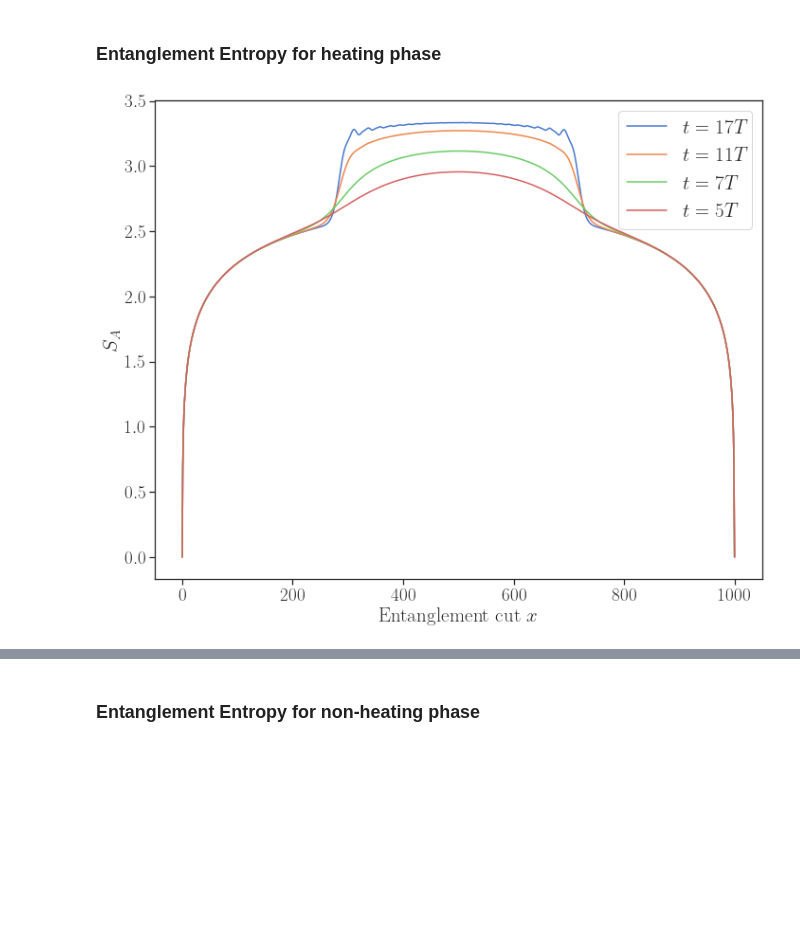
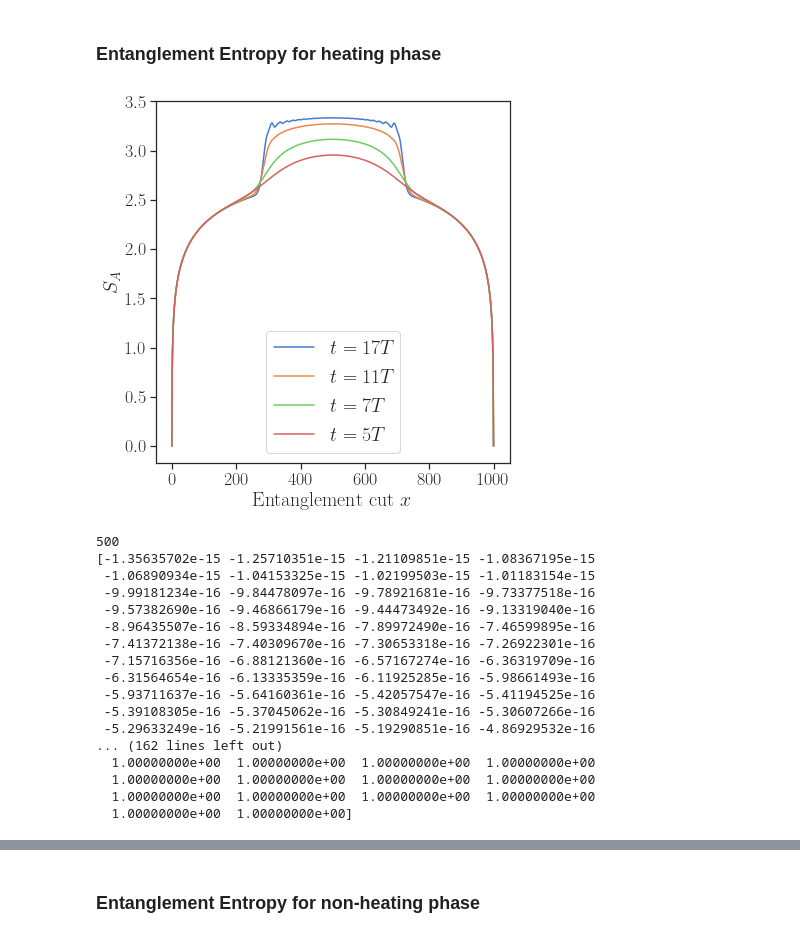
Before and after one commit to fabianjaeger1/Floquet-dynamics-of-critical-systems, a Jupyter notebook: Floquet.ipynb, the cells around one changed output, grey strips where cells are left out. Saved outputs shown, nothing was run; the diff lists cells and outputs as text; code cells hidden in the pictures; blank space fills up the shorter version.

```diff
--- a/Floquet.ipynb
+++ b/Floquet.ipynb
@@ -695,33 +792,104 @@ def entropy_density(state):
 # %% [markdown]
 ### Entanglement Entropy for heating phase
 # %%
+L = 1000
+
 # entropy(state,0, 1000)
-sns.set(style = st,palette = sns.color_palette("muted"), rc={'figure.figsize': (10,8)})
+sns.set(style = st,palette = sns.color_palette("muted"), rc={'figure.figsize': (6,6)})
 plt.rcParams.update({
     "text.usetex": True,
     "font.family": "serif",
     "font.sans-serif": ["Computer Modern Roman"]})
-fontSize = 21
-ticksize = 19
+fontSize = 20
+ticksize = 18
+
+
+state1 = obtainedstate(1000,17,0.95, 0.05, True)
+state2 = obtainedstate(1000,11,0.95, 0.05, True)
+state3 = obtainedstate(1000,7,0.95, 0.05, True)
+state4 = obtainedstate(1000,5, 0.95, 0.05, True)
+
 x1 = entropy_density(state1)
 x2 = entropy_density(state2)
 x3 = entropy_density(state3)
 x4 = entropy_density(state4)
 text = plt.gca().yaxis.get_offset_text()
 text.set_size(18)
 
 plt.xlabel(r'Entanglement cut $x$', fontsize = fontSize)
 plt.ylabel(r'$S_A$',fontsize = fontSize)
 # plt.xticks(fontsize=ticksize)
 # plt.yticks(fontsize=ticksize)
 plt.tight_layout()
 plt.ticklabel_format(axis='y', scilimits=[0,0])
 plt.tick_params(axis='both', which='major', labelsize=ticksize)
 plt.plot(x1, label=r'$t =17T$')
 plt.plot(x2, label=r'$t =11T$')
 plt.plot(x3, label=r'$t =7T$')
 plt.plot(x4, label=r'$t = 5T$')
 plt.legend(fontsize = fontSize)
 plt.savefig('Entanglement_Entropy.pdf',bbox_inches='tight')
 # %% [output]
-[figure, old version]
+[figure, new version]
+# %%
+def entropy(state, a, b, eps=1e-8):
+    if a == b:
+        return 0
+    w, v = np.linalg.eigh(state[a:b, a:b])
+    sum = 0
+    for i in range(b - a):
+        if w[i] > eps and w[i] < (1 - eps):
+            sum = sum - (w[i] * np.log(w[i]) + (1 - w[i]) * np.log(1 - w[i]))
+    return sum
+
+
+def entropyeigenvalues(state, a, b, eps=1e-8):
+    if a == b:
+        return 0
+    w, v = np.linalg.eigh(state[a:b, a:b])
+    print(np.size(w))
+    print(w[:350])
+# def mutual_information(state, a_1, a_2, b_1, b_2):
+#     return entropy(state, a_1, a_2) + entropy(state, b_1, b_2) - entropy(state, a_2 - a_1, b_2 - b_1)
+
+
+# def mutual_information_density(state, L, eps=1e-8):
+#     total_entrop = entropy(state, list(range(0, L)))
+#     e_d = [
+#         entropy(state, list(range(0, x)))
+#         + entropy(state, list(range(x, L)))
+#         - total_entrop
+#         for x in range(0, L + 1)
+#     ]
+#     return e_d
+
+state1 = obtainedstate(1000,17,0.95, 0.05, True)
+state2 = obtainedstate(1000,5,0.95, 0.05, True)
+
+entropyeigenvalues(state1, 0, 500)
+entropyeigenvalues(state2, 0, 500)
+
+# a2_array = [i for i in range(0, 800)]
+# Mutual_information = []*len(a2_array)
+# for i in a2_array:
+#     Mutual_information.append(mutual_information(state1, 0, i, 1000, i))
+
+# plt.plot(a2_array, Mutual_information)
+# %% [output]
+500
+[-1.35635702e-15 -1.25710351e-15 -1.21109851e-15 -1.08367195e-15
+ -1.06890934e-15 -1.04153325e-15 -1.02199503e-15 -1.01183154e-15
+ -9.99181234e-16 -9.84478097e-16 -9.78921681e-16 -9.73377518e-16
+ -9.57382690e-16 -9.46866179e-16 -9.44473492e-16 -9.13319040e-16
+ -8.96435507e-16 -8.59334894e-16 -7.89972490e-16 -7.46599895e-16
+ -7.41372138e-16 -7.40309670e-16 -7.30653318e-16 -7.26922301e-16
+ -7.15716356e-16 -6.88121360e-16 -6.57167274e-16 -6.36319709e-16
+ -6.31564654e-16 -6.13335359e-16 -6.11925285e-16 -5.98661493e-16
+ -5.93711637e-16 -5.64160361e-16 -5.42057547e-16 -5.41194525e-16
+ -5.39108305e-16 -5.37045062e-16 -5.30849241e-16 -5.30607266e-16
+ -5.29633249e-16 -5.21991561e-16 -5.19290851e-16 -4.86929532e-16
+... (162 lines left out)
+  1.00000000e+00  1.00000000e+00  1.00000000e+00  1.00000000e+00
+  1.00000000e+00  1.00000000e+00  1.00000000e+00  1.00000000e+00
+  1.00000000e+00  1.00000000e+00  1.00000000e+00  1.00000000e+00
+  1.00000000e+00  1.00000000e+00]
```
Also changed, not shown: parts of 37 cells of this notebook, 37 other files.
